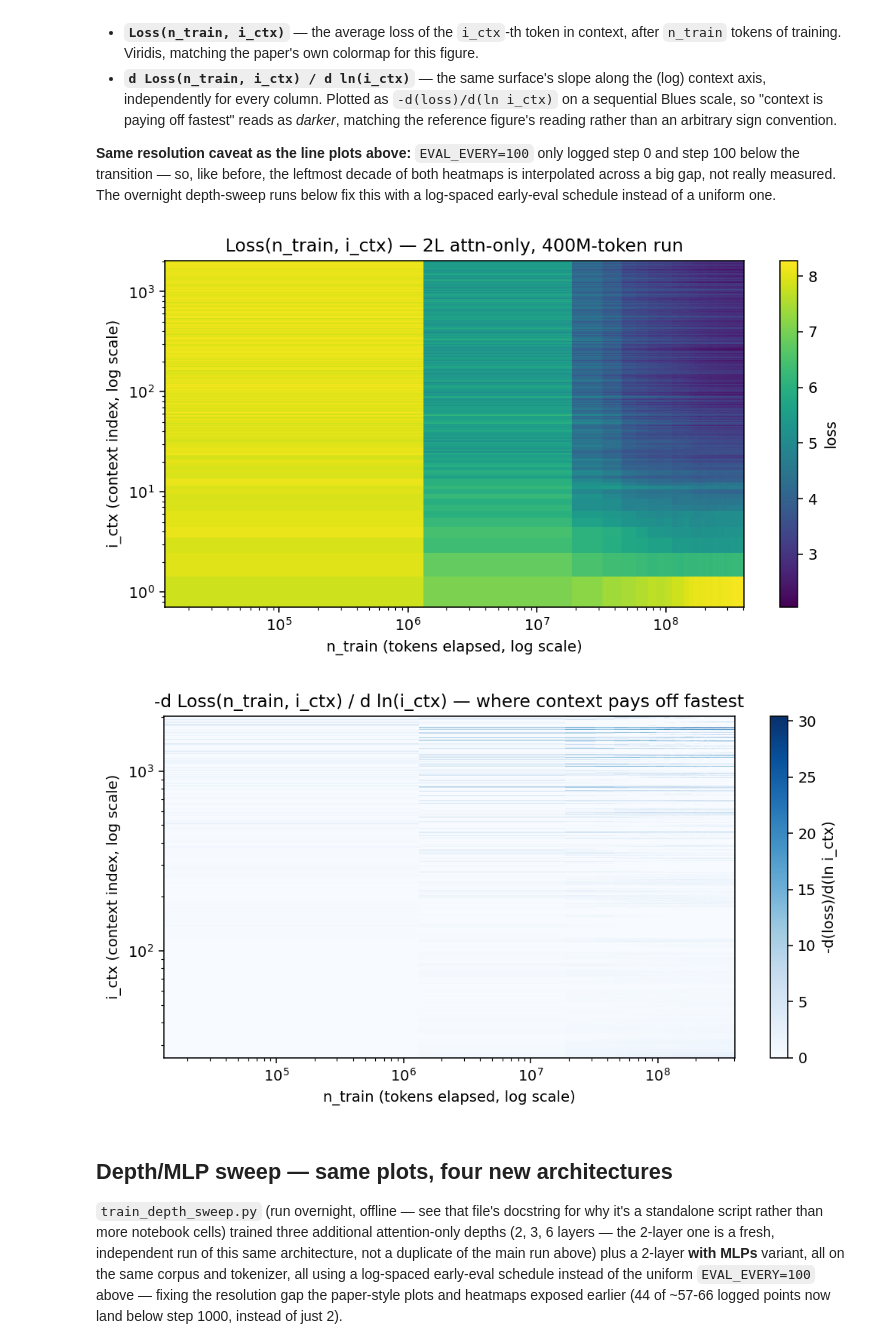
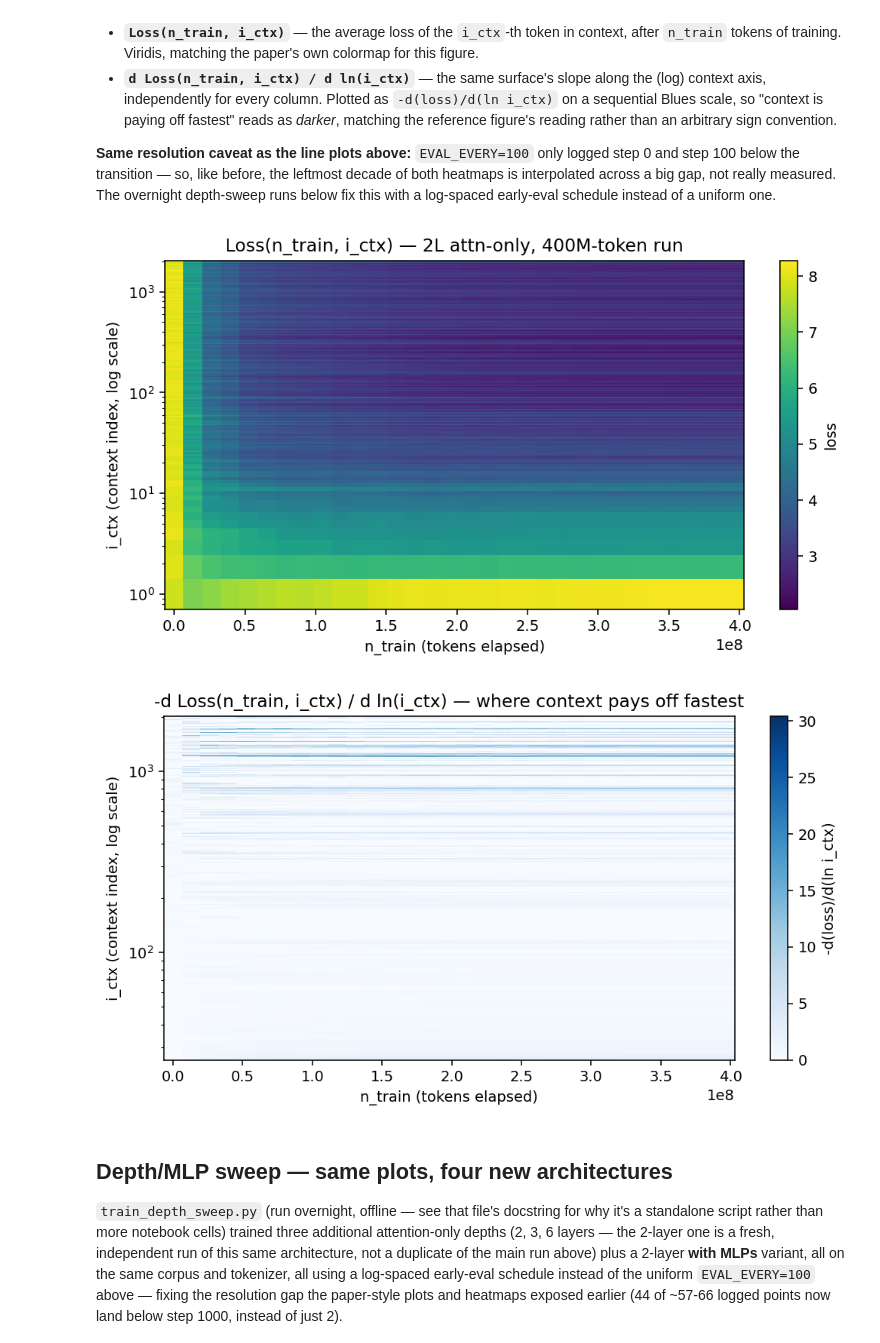
Before and after one commit to barmag/fanous-llm-lens, a Jupyter notebook: notebooks/in_context_learning/icl_from_scratch.ipynb, the cells around one changed output. Drawn from its saved outputs; the diff is of its cells as text; code cells hidden in the pictures.

```diff
--- a/notebooks/in_context_learning/icl_from_scratch.ipynb
+++ b/notebooks/in_context_learning/icl_from_scratch.ipynb
@@ -839,53 +839,58 @@ def log_edges(centers):
     return 10 ** np.concatenate([[first], mid, [last]])
 
 
+def linear_edges(centers):
+    # same idea as log_edges, but for an axis displayed on a linear scale -- plain arithmetic
+    # midpoints between neighboring centers, not log-space ones.
+    centers = np.asarray(centers, dtype=float)
+    mid = (centers[:-1] + centers[1:]) / 2
+    first = centers[0] - (mid[0] - centers[0])
+    last = centers[-1] + (centers[-1] - mid[-1])
+    return np.concatenate([[first], mid, [last]])
+
+
 Z = np.array(per_pos)  # (n_logged_steps, n_ctx - 1)
 i_ctx = np.arange(1, Z.shape[1] + 1)  # 1-indexed context position
 tokens_per_step = BATCH_SIZE * n_ctx
-# shift by one step's worth of tokens (not clamp to 1) so step 0 sits a reasonable, not artificial,
-# distance from step 100 -- clamping step 0's true n_train=0 to a bare 1 token would create a fake
-# ~7-decade gap on a log axis.
-n_train = (np.array(steps) + 1) * tokens_per_step
-x_edges = log_edges(n_train)
+n_train = np.array(steps) * tokens_per_step  # linear x-axis now, so step 0 -> n_train=0 is fine
+x_edges = linear_edges(n_train)
 y_edges = log_edges(i_ctx)
 
 fig, ax = plt.subplots(figsize=(7.6, 4.2), dpi=140)
 mesh = ax.pcolormesh(x_edges, y_edges, Z.T, shading="flat", cmap="viridis")
-ax.set_xscale("log")
 ax.set_yscale("log")
-ax.set_xlabel("n_train (tokens elapsed, log scale)")
+ax.set_xlabel("n_train (tokens elapsed)")
 ax.set_ylabel("i_ctx (context index, log scale)")
 ax.set_title("Loss(n_train, i_ctx) — 2L attn-only, 400M-token run")
 fig.colorbar(mesh, ax=ax, label="loss")
 fig.tight_layout()
 plt.show()
 
 # np.convolve(..., mode="same") zero-pads outside the row, biasing the smoothed value near each
 # edge toward zero -- differentiating then produces a spurious, huge gradient right at the
 # boundary (observed: ~300+ vs. a clean ~30 in the interior). Trim the half-window on both sides
 # before differentiating instead of just clipping the color scale over it.
 w = 51
 half = w // 2
 smoothed = np.stack([smooth(row, w) for row in Z])[:, half:-half]
 i_ctx_trim = i_ctx[half:-half]
 log_ctx_trim = np.log(i_ctx_trim)
 D = np.gradient(smoothed, log_ctx_trim, axis=1)  # (n_logged_steps, n_ctx - 1 - 2*half)
 context_payoff = -D  # positive where more context is reducing loss (the typical case)
 y_edges_trim = log_edges(i_ctx_trim)
 
 fig, ax = plt.subplots(figsize=(7.6, 4.2), dpi=140)
 mesh = ax.pcolormesh(x_edges, y_edges_trim, context_payoff.T, shading="flat", cmap="Blues", vmin=0)
-ax.set_xscale("log")
 ax.set_yscale("log")
-ax.set_xlabel("n_train (tokens elapsed, log scale)")
+ax.set_xlabel("n_train (tokens elapsed)")
 ax.set_ylabel("i_ctx (context index, log scale)")
 ax.set_title("-d Loss(n_train, i_ctx) / d ln(i_ctx) — where context pays off fastest")
 fig.colorbar(mesh, ax=ax, label="-d(loss)/d(ln i_ctx)")
 fig.tight_layout()
 plt.show()
 # %% [output]
-[figure, old version]
+[figure, new version]
-[figure, old version]
+[figure, new version]
 # %% [markdown]
 ## Depth/MLP sweep — same plots, four new architectures
 
```
Also changed, not shown: parts of 3 cells of this notebook.
